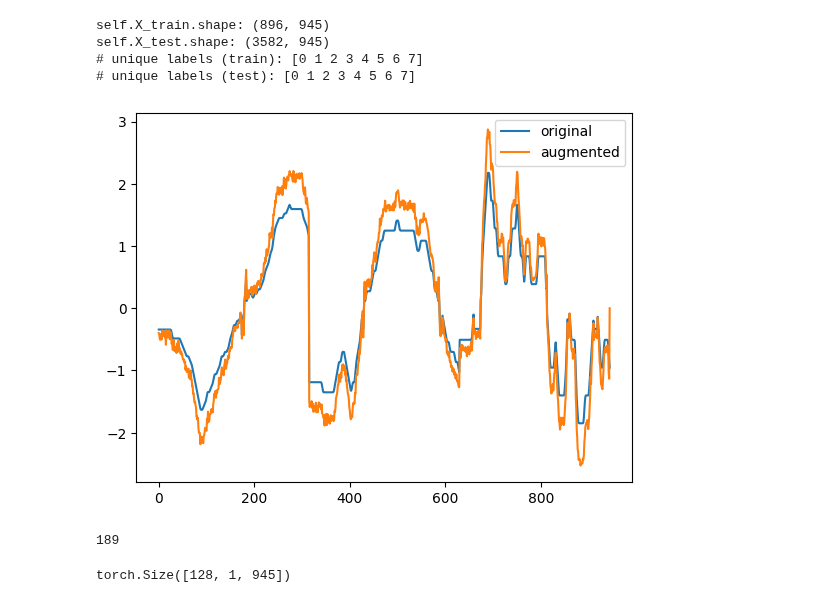
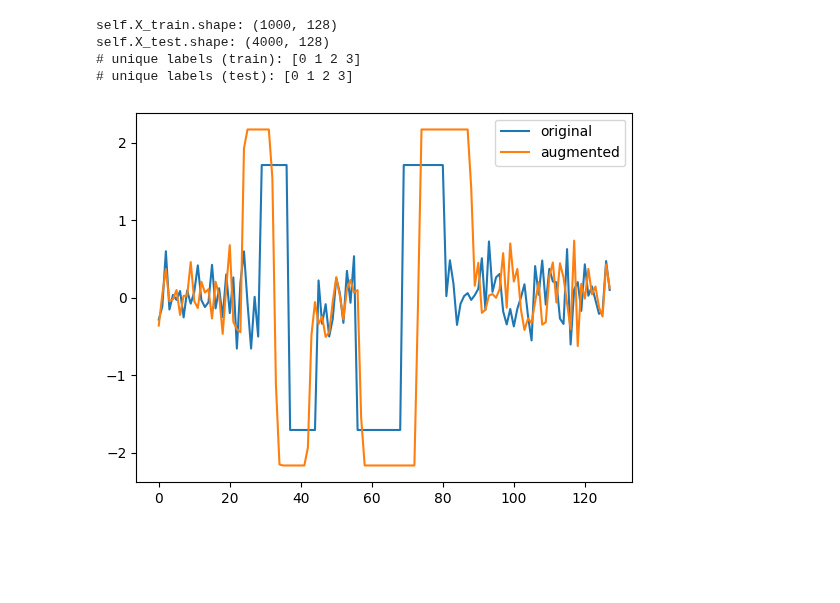
Before and after one commit to erlendlokna/Generative-SSL-VQVAE-modelling, a Jupyter notebook: examine_augmentations.ipynb, the cells around one changed output. Cells and saved outputs as stored; diff of their text form; code cells hidden in the pictures; blank space fills up the shorter version.

```diff
--- a/examine_augmentations.ipynb
+++ b/examine_augmentations.ipynb
@@ -19,44 +19,36 @@ import math
 # %%
 config = load_yaml_param_settings("configs/config.yaml")
 
-dataset_name = "UWaveGestureLibraryAll"
+dataset_name = "TwoPatterns"
 config['dataset']['dataset_name'] = dataset_name
 
 # data pipeline
 dataset_importer = UCRDatasetImporter(**config["dataset"])
 batch_size = config["dataset"]["batch_sizes"]["stage1"]
 train_data_loader_aug = build_data_pipeline(
     batch_size, dataset_importer, config, "train", augment=True,
 )
 train_data_loader = build_data_pipeline(
     batch_size, dataset_importer, config, "train", augment=False
 )
 
 test_data_loader = build_data_pipeline(batch_size, dataset_importer, config, "test")
 
 augmenter = TimeFreqAugmenter(**config["augmentations"]["aug_params"])
 for batch in train_data_loader_aug:
-    x_original, xaug, y = batch
+    [x_original, xaug], y = batch
     break
 
 plt.plot(x_original[0, 0], label="original")
 plt.plot(xaug[0, 0], label="augmented")
 plt.legend()
 plt.savefig(dataset_name + "_augmentation.png")
 plt.show()
 # %% [output]
-self.X_train.shape: (896, 945)
-self.X_test.shape: (3582, 945)
-# unique labels (train): [0 1 2 3 4 5 6 7]
-# unique labels (test): [0 1 2 3 4 5 6 7]
+self.X_train.shape: (1000, 128)
+self.X_test.shape: (4000, 128)
+# unique labels (train): [0 1 2 3]
+# unique labels (test): [0 1 2 3]
-[figure, old version]
+[figure, new version]
-# %%
-split_size = int(0.2 * dataset_importer.X_train.shape[1])
-print(split_size)
-cropped_aug = build_data_pipeline(
-    batch_size, dataset_importer, config, "train", augment=True, split_size=split_size
-)
-# %% [output]
-189
 # %%
 from experiments.exp_vqvae import Exp_VQVAE
@@ -84,6 +83,0 @@ x_aug = torch.randperm(x_aug.shape[0])
-# %%
-x = torch.transpose(x_orig, 0, 1)
-x = x.view(x.shape[0], -1).unsqueeze(1)
-x.shape
-# %% [output]
-torch.Size([128, 1, 945])
```
Also changed, not shown: parts of 21 cells of this notebook, 12 other files.
